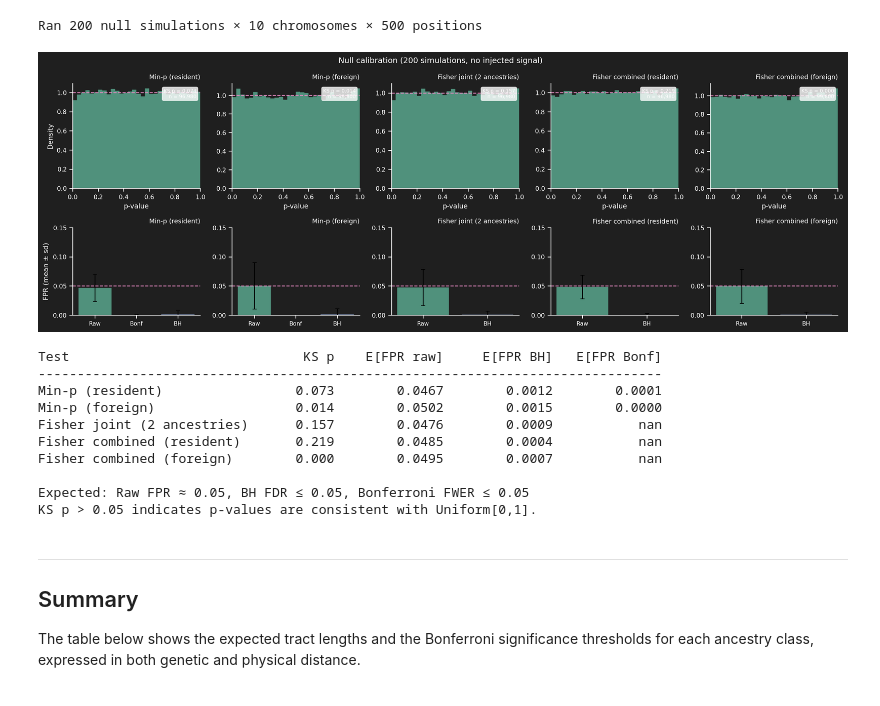
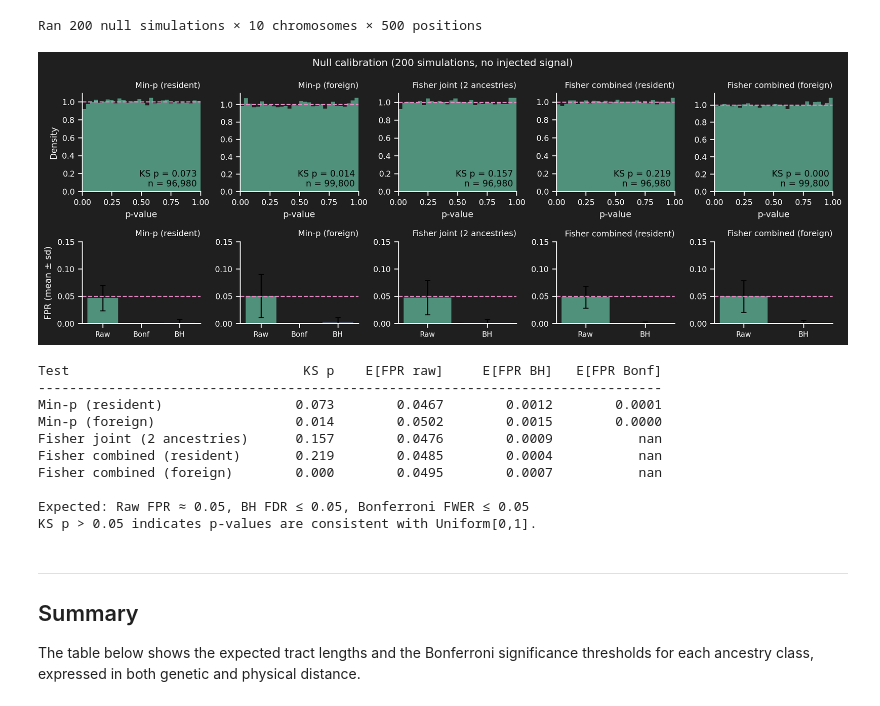
Before and after one commit to munch-group/lai-segment-analysis, a Jupyter notebook: local_ancestry_analysis.ipynb, the cells around one changed output. Cells and saved outputs as stored; diff of their text form; code cells hidden in the pictures.

```diff
--- a/local_ancestry_analysis.ipynb
+++ b/local_ancestry_analysis.ipynb
@@ -573,7 +584,7 @@ test_labels = {
 }
 
 n_tests = len(test_labels)
-fig, axes = plt.subplots(2, n_tests, figsize=(3.2 * n_tests, 5.5),
+fig, axes = plt.subplots(2, n_tests, figsize=(2.5 * n_tests, 4.5),
                          gridspec_kw={'height_ratios': [1.2, 1]})
 
 # Row 1: p-value histograms
@@ -590,9 +601,9 @@ for i, (key, label) in enumerate(test_labels.items()):
     ax.set_xlabel('p-value')
     if i == 0:
         ax.set_ylabel('Density')
-    ax.text(0.97, 0.95, f'KS p = {ks_p:.3f}\nn = {len(pvals):,}',
-            transform=ax.transAxes, fontsize=7, ha='right', va='top',
-            bbox=dict(boxstyle='round,pad=0.3', facecolor='white', alpha=0.8))
+    ax.text(0.97, 0.03, f'KS p = {ks_p:.3f}\nn = {len(pvals):,}',
+            transform=ax.transAxes, c='black', ha='right', va='bottom',
+            )
     ax.set_xlim(0, 1)
 
 # Row 2: false positive rates per simulation
@@ -615,37 +626,36 @@ for i, (key, label) in enumerate(test_labels.items()):
     positions = np.arange(len(items))
     means = [np.mean(r[1]) for r in items]
     sds   = [np.std(r[1]) for r in items]
-    colors = [r[2] for r in items]
 
-    bars = ax.bar(positions, means, yerr=sds, color=colors, alpha=0.7,
+    bars = ax.bar(positions, means, yerr=sds, color=[r[2] for r in items], alpha=0.7,
                   capsize=3, edgecolor='none')
     ax.axhline(ALPHA, color='C3', ls='--', lw=1.2, label=f'α = {ALPHA}')
     ax.set_xticks(positions)
     ax.set_xticklabels([r[0] for r in items], fontsize=8)
     ax.set_ylim(0, max(ALPHA * 3, max(means) * 1.5))
     if i == 0:
         ax.set_ylabel('FPR (mean ± sd)')
     ax.set_title(label, fontsize=9)
 
 fig.suptitle(f'Null calibration ({N_NULL_SIMS} simulations, no injected signal)', fontsize=11)
 plt.tight_layout()
 plt.show()
 
 # ── Summary table ────────────────────────────────────────────────────────────
 print(f"{'Test':<28s}  {'KS p':>8s}  {'E[FPR raw]':>12s}  {'E[FPR BH]':>12s}  {'E[FPR Bonf]':>12s}")
 print('-' * 80)
 for key, label in test_labels.items():
     pvals = np.array(null_pvals[key])
     _, ks_p = kstest(pvals, 'uniform')
     mean_raw  = np.mean(fpr[key]['raw'])  if fpr[key]['raw']  else float('nan')
     mean_bh   = np.mean(fpr[key]['bh'])   if fpr[key]['bh']   else float('nan')
     mean_bonf = np.mean(fpr[key]['bonf']) if fpr[key].get('bonf') and fpr[key]['bonf'] else float('nan')
     print(f"{label:<28s}  {ks_p:>8.3f}  {mean_raw:>12.4f}  {mean_bh:>12.4f}  {mean_bonf:>12.4f}")
 print()
 print(f"Expected: Raw FPR ≈ {ALPHA}, BH FDR ≤ {ALPHA}, Bonferroni FWER ≤ {ALPHA}")
 print("KS p > 0.05 indicates p-values are consistent with Uniform[0,1].")
 # %% [output]
-[figure, old version]
+[figure, new version]
 Test                              KS p    E[FPR raw]     E[FPR BH]   E[FPR Bonf]
 --------------------------------------------------------------------------------
 Min-p (resident)                 0.073        0.0467        0.0012        0.0001
```
Also changed, not shown: parts of 8 cells of this notebook.
